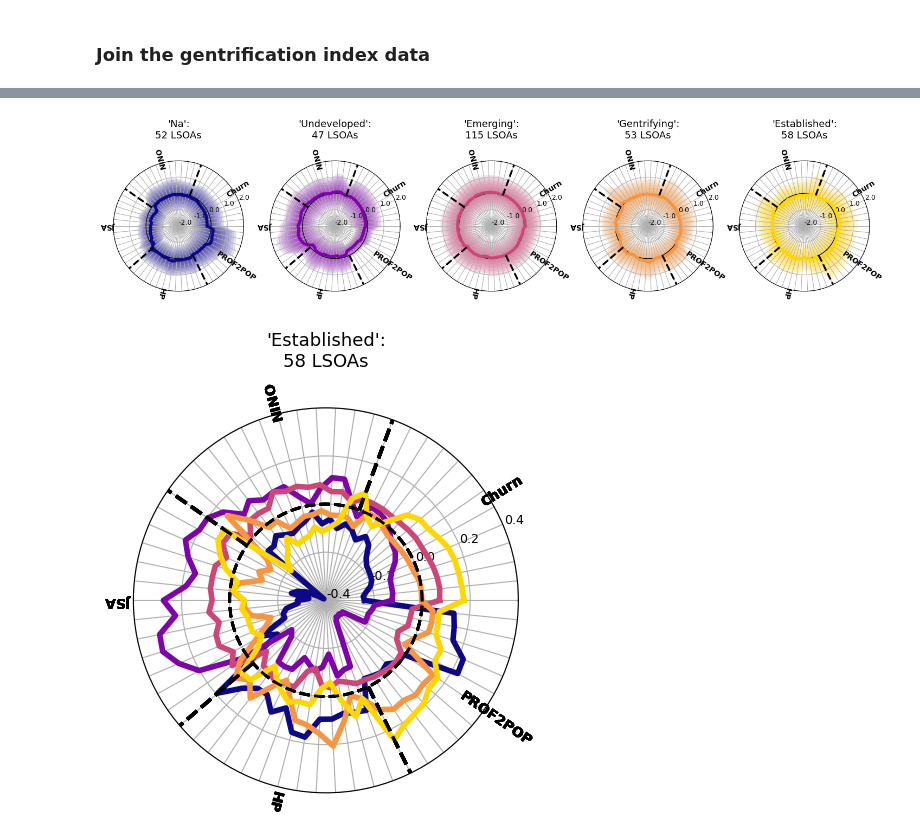
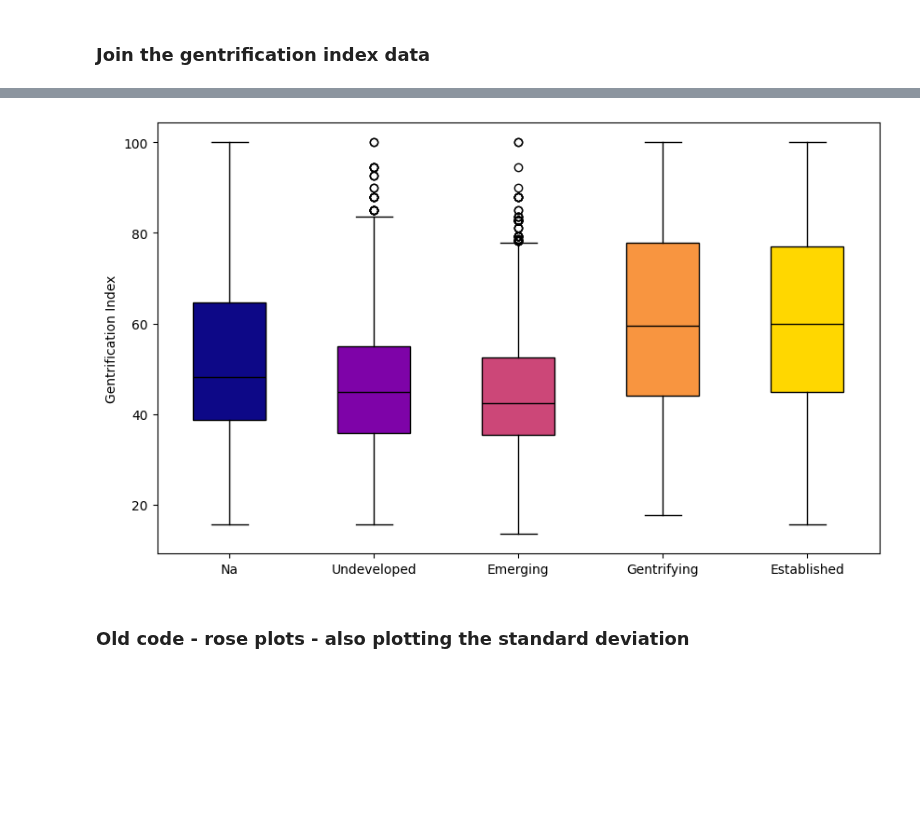
Before and after one commit to Urban-Analytics/INTEGRATE, a Jupyter notebook: llm/python/Molly/Manchester/AnalyseScores-Manchester_RosePlots_GI_Data.ipynb, the cells around one changed output, grey strips where cells are left out. Cells and saved outputs as stored; diff of their text form; code cells hidden in the pictures; blank space fills up the shorter version.

```diff
--- a/llm/python/Molly/Manchester/AnalyseScores-Manchester_RosePlots_GI_Data.ipynb
+++ b/llm/python/Molly/Manchester/AnalyseScores-Manchester_RosePlots_GI_Data.ipynb
@@ -249,29 +316,41 @@ for gentr_class, ax in enumerate(axs.flatten()):
+# %%
+grouped_data = [
+    gentrification_cat_df[gentrification_cat_df['gentrification_prediction_code'] == i]['gi_n']
+    for i in sorted(gentrification_cat_df['gentrification_prediction_code'].unique())
+]
+
+colors = plot_colors  # Customize as needed
+labels = [f'{reverse_mapping[i]}' for i in range(len(grouped_data))]
+
+fig, ax = plt.subplots(figsize=(10, 6))
+box = ax.boxplot(grouped_data, labels=labels, patch_artist=True)  # <– Important: patch_artist=True
+
+# Color each box
+for patch, color in zip(box['boxes'], colors):
+    patch.set_facecolor(color)
+    patch.set_alpha(1)
+
+# Optionally color medians, whiskers, etc.
+for median in box['medians']:
+    median.set_color('black')
+
+# ax.set_xlabel('Gentrification Class')
+ax.set_ylabel('Gentrification Index')
+plt.show()
+# %% [output]
+[figure, added]
+# %% [markdown]
+### Old code - rose plots - also plotting the standard deviation
 # %%
-fig, axs = plt.subplots(subplot_kw={'projection': 'polar'}, ncols=5, nrows=1, figsize=(18, 8), sharex=True, sharey=True)
+# fig, axs = plt.subplots(subplot_kw={'projection': 'polar'}, ncols=5, nrows=1, figsize=(18, 8), sharex=True, sharey=True)
 
-for gentr_class, ax in enumerate(axs.flatten()):
-    ax.plot(np.linspace(0, 2 * np.pi, 100), np.zeros(100), color='black', linewidth=1)
-    class_data = indicators_manchester_standard[
-        indicators_manchester_standard['score'] == gentr_class]
-    if class_data.empty:
-        ax.set_axis_off()
-    else:
-        key = [k for k, v in mapping.items() if v == gentr_class][0]
-        plot_flexible_radar( ax, class_data, numeric_cols,
-            color=plot_colors[gentr_class],  title=f"'{key}':\n{len(class_data)} LSOAs", show_std=True, fixed_max=2)
+# for gentr_class, ax in enumerate(axs.flatten()):
+#     ax.plot(np.linspace(0, 2 * np.pi, 100), np.zeros(100), color='black', linewidth=1)
+#     class_data = indicators_manchester_standard[
+#         indicators_manchester_standard['score'] == gentr_class]
+#     if class_data.empty:
+#         ax.set_axis_off()
+#     else:
+#         key = [k for k, v in mapping.items() if v == gentr_class][0]
+#         plot_flexible_radar( ax, class_data, numeric_cols,
+#             color=plot_colors[gentr_class],  title=f"'{key}':\n{len(class_data)} LSOAs", show_std=True, fixed_max=2)
-# %% [output]
-[figure, removed]
-# %%
-fig, ax = plt.subplots(figsize=(10, 5), subplot_kw={'projection': 'polar'}, sharey=True)
-for gentr_class in indicators_manchester_standard['score'].unique():
-    gentr_class=int(gentr_class)
-    class_data = indicators_manchester_standard[indicators_manchester_standard['score'] == gentr_class]
-    if class_data.empty:
-        ax.set_axis_off()
-    else:
-        key = [k for k, v in mapping.items() if v == gentr_class][0]
-        plot_flexible_radar(ax, class_data, numeric_cols,
-            color=plot_colors[gentr_class],  title='All', show_std=False, fixed_max=0.4)
-    ax.plot(np.linspace(0, 2 * np.pi, 100), np.zeros(100), color='black', linewidth=2, linestyle='dashed')
-# %% [output]
-[figure, removed]
```
Also changed, not shown: parts of 31 cells of this notebook, 4 other files.
